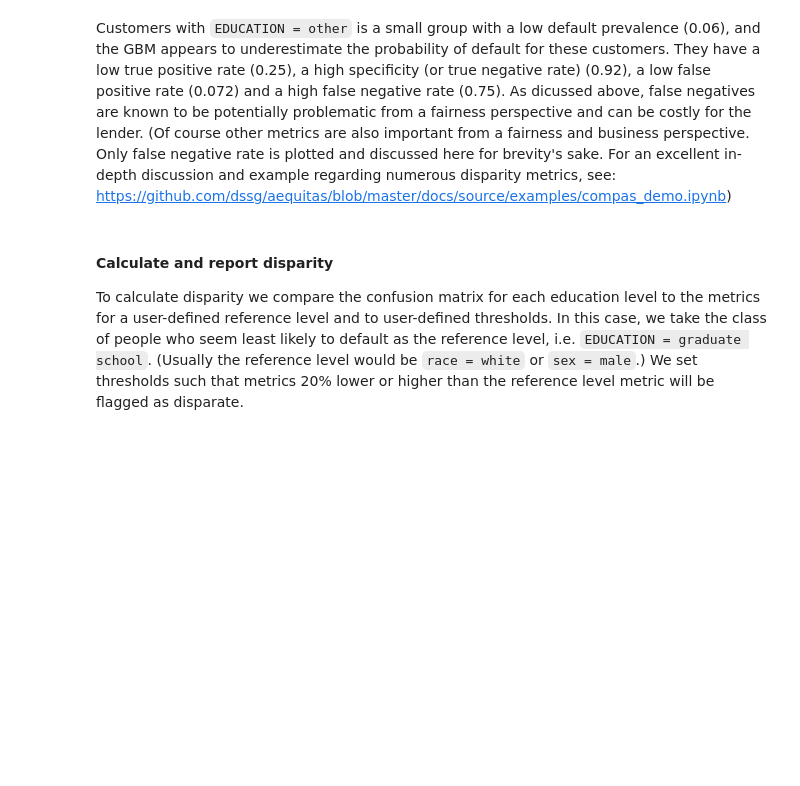
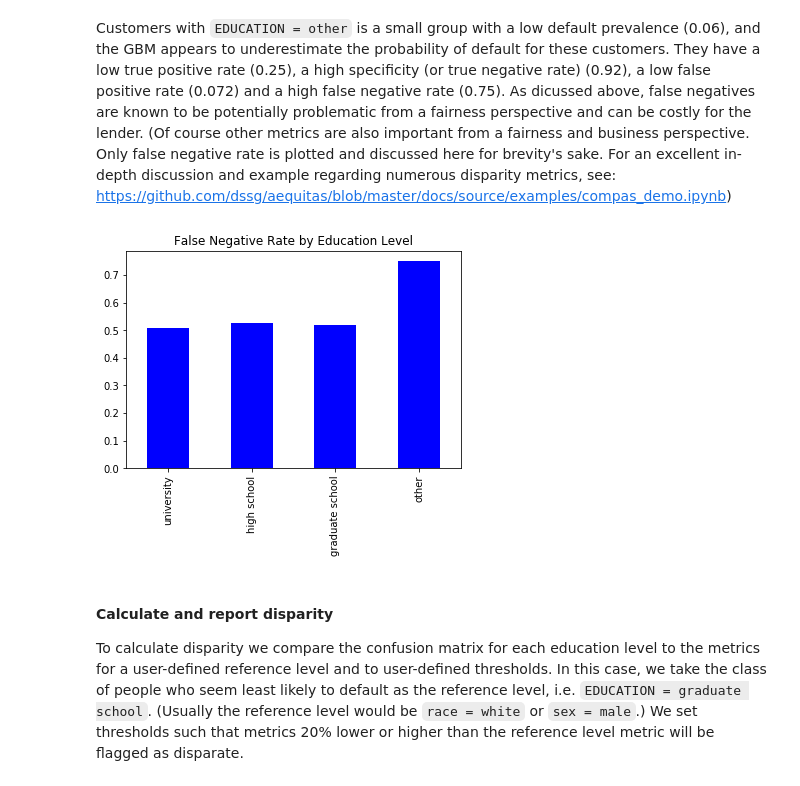
Before and after one commit to navdeep-G/interpretable-ml, a Jupyter notebook: jupyter-notebooks/credit/binomial/dia_with_datatable.ipynb, the cells around one changed output. Drawn from its saved outputs; the diff is of its cells as text; code cells hidden in the pictures; blank space fills up the shorter version.

Commit message:
WIP for datatable and DIA

```diff
--- a/jupyter-notebooks/credit/binomial/dia_with_datatable.ipynb
+++ b/jupyter-notebooks/credit/binomial/dia_with_datatable.ipynb
@@ -633,24 +528,24 @@ def cm_exp_parser(expression):
 This nested loop calculates all the metrics defined above for each education level.
 # %%
 # initialize dict of confusion matrices and corresponding rows of dataframe
-cm_dict = {'other': other_cm,
-           'high school': hs_cm,
-           'university': uni_cm,
-           'graduate school': gs_cm}
+cm_dict = {'other': other_cm_dt,
+           'high school': hs_cm_dt,
+           'university': uni_cm_dt,
+           'graduate school': gs_cm_dt}
 
-metrics_frame = pd.DataFrame(index=ed_levels) # frame for metrics
-
+metrics = dt.Frame(names=list(metric_dict.keys()), stypes = [dt.stype.float32] * len(list(metric_dict.keys())))
+metrics.nrows=len(ed_levels)
+metrics_frame = dt.Frame(Groups=ed_levels)
 # nested loop through:
 # - education levels
 # - metrics
-for level in ed_levels:
-    for metric in metric_dict.keys():
-
+for i, level in enumerate(ed_levels):
+    for j, metric in enumerate(metric_dict.keys()):
         # parse metric expressions into executable pandas statements
         expression = cm_exp_parser(metric_dict[metric])
-
         # dynamically evaluate metrics to avoid code duplication
-        metrics_frame.loc[level, metric] = eval(expression)
+        metrics[i, j] = eval(expression)
 
 # display results
-metrics_frame
+metrics_frame.cbind(metrics)
+metrics_frame.head()
@@ -661,7 +564,13 @@ From eyeballing the raw metrics we can start to see a few potential disparity pr
 # %% [markdown]
 Customers with `EDUCATION = other` is a small group with a low default prevalence (0.06), and the GBM appears to underestimate the probability of default for these customers. They have a low true positive rate (0.25), a high specificity (or true negative rate) (0.92), a low false positive rate (0.072) and a high false negative rate (0.75). As dicussed above, false negatives are known to be potentially problematic from a fairness perspective and can be costly for the lender. (Of course other metrics are also important from a fairness and business perspective. Only false negative rate is plotted and discussed here for brevity's sake. For an excellent in-depth discussion and example regarding numerous disparity metrics, see: https://github.com/dssg/aequitas/blob/master/docs/source/examples/compas_demo.ipynb)
 # %%
-_ = metrics_frame['False Negative Rate'].plot(kind='bar', color='b', title='False Negative Rate by Education Level')
+# Convert datatable to Pandas for plotting
+metrics_frame_pandas = metrics_frame.to_pandas()
+metrics_frame_pandas.index = metrics_frame_pandas["Groups"].values
+metrics_frame_pandas.drop("Groups", axis=1, inplace=True)
+_ = metrics_frame_pandas['False Negative Rate'].plot(kind='bar', color='b', title='False Negative Rate by Education Level')
+# %% [output]
+[figure, added]
 # %% [markdown]
 #### Calculate and report disparity
 To calculate disparity we compare the confusion matrix for each education level to the metrics for a user-defined reference level and to user-defined thresholds. In this case, we take the class of people who seem least likely to default as the reference level, i.e. `EDUCATION = graduate school`. (Usually the reference level would be `race = white` or `sex = male`.) We set thresholds such that metrics 20% lower or higher than the reference level metric will be flagged as disparate.
```
Also changed, not shown: parts of 21 cells of this notebook.
